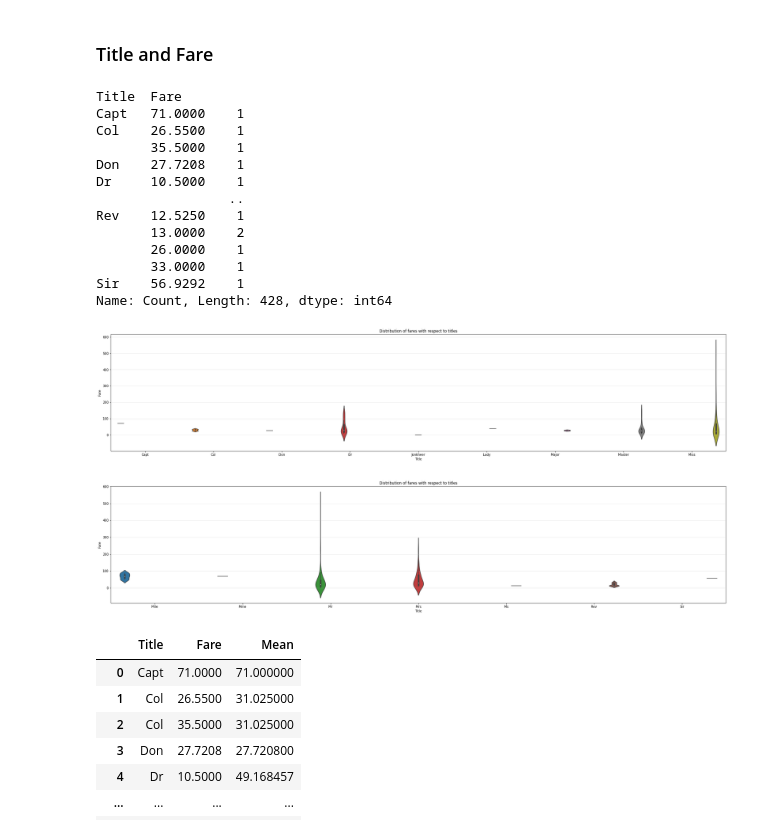
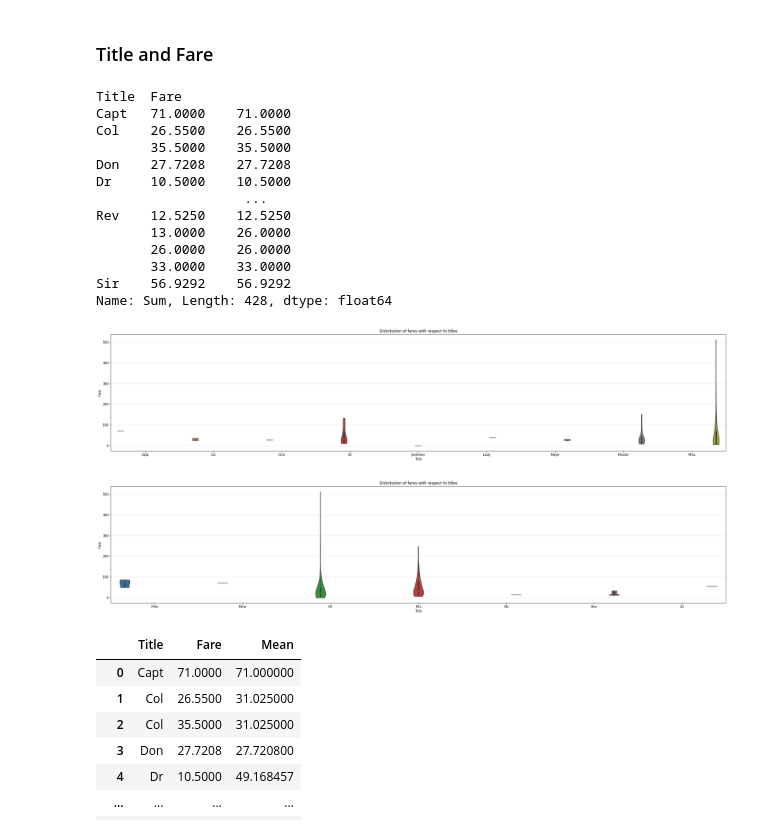
Before and after one commit to beriagraphics/SIC, a Jupyter notebook: Checkpoint_Data_Visualization_[Farouk_BLIDI].ipynb, the cells around one changed output. Saved outputs shown, nothing was run; the diff lists cells and outputs as text; code cells hidden in the pictures.

```diff
--- a/Checkpoint_Data_Visualization_[Farouk_BLIDI].ipynb
+++ b/Checkpoint_Data_Visualization_[Farouk_BLIDI].ipynb
@@ -144,6 +125,6 @@ dtype: int64
 # %% [markdown]
 Replacing missing Age values with mean of the database's age
 # %%
-titanic.Age[titanic.Age.isna()] = titanic.Age.mean()
+titanic.Age.fillna(titanic.Age.mean(), inplace=True)
 titanic.isna().sum()
 # %% [output]
@@ -532,43 +520,43 @@ plt.show()
 # %% [markdown]
 ### Title and Fare
 # %%
-titleFare = titanic.groupby(by=["Title", "Fare"]).Fare.count()
-titleFare.name = "Count"
+titleFare = titanic.groupby(by=["Title", "Fare"]).Fare.sum()
+titleFare.name = "Sum"
 titleFare
 # %% [output]
 Title  Fare
-Capt   71.0000    1
-Col    26.5500    1
-       35.5000    1
-Don    27.7208    1
-Dr     10.5000    1
-                 ..
-Rev    12.5250    1
-       13.0000    2
-       26.0000    1
-       33.0000    1
-Sir    56.9292    1
-Name: Count, Length: 428, dtype: int64
+Capt   71.0000    71.0000
+Col    26.5500    26.5500
+       35.5000    35.5000
+Don    27.7208    27.7208
+Dr     10.5000    10.5000
+                   ...
+Rev    12.5250    12.5250
+       13.0000    26.0000
+       26.0000    26.0000
+       33.0000    33.0000
+Sir    56.9292    56.9292
+Name: Sum, Length: 428, dtype: float64
 # %%
 # We split the graph into two because of the big number of titles
 plt.figure(figsize=[35, 15])
 plt.subplot(211)
-sns.violinplot(x="Title", y="Fare", hue="Title", data=titleFare.loc[:idx1].reset_index(), cut=2, bw=.5)
+sns.violinplot(x="Title", y="Fare", hue="Title", data=titleFare.loc[:idx1].reset_index(), cut=0, bw=.5)
 plt.title("Distribution of fares with respect to titles")
 plt.legend().remove()
 plt.grid(axis="y", alpha=0.35)
 
 plt.figure(figsize=[35, 15])
 plt.subplot(212)
-sns.violinplot(x="Title", y="Fare", hue="Title", data=titleFare.loc[idx2:].reset_index(), cut=2, bw=.5)
+sns.violinplot(x="Title", y="Fare", hue="Title", data=titleFare.loc[idx2:].reset_index(), cut=0, bw=.5)
 plt.title("Distribution of fares with respect to titles")
 plt.legend().remove()
 plt.grid(axis="y", alpha=0.35)
 
 plt.show()
 # %% [output]
-[figure, old version]
+[figure, new version]
-[figure, old version]
+[figure, new version]
 # %%
 trash = titanic.groupby(by=["Title", "Fare"]).Fare.mean()
 trash.name = "Mean"
```
Also changed, not shown: parts of 36 cells of this notebook.
